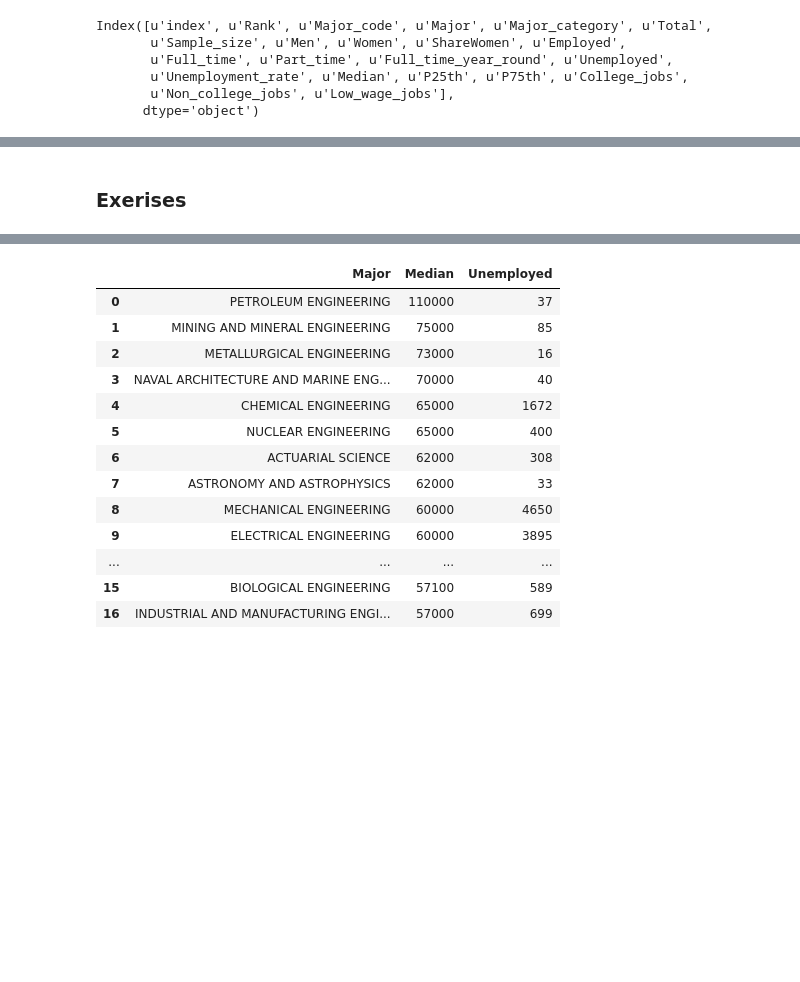
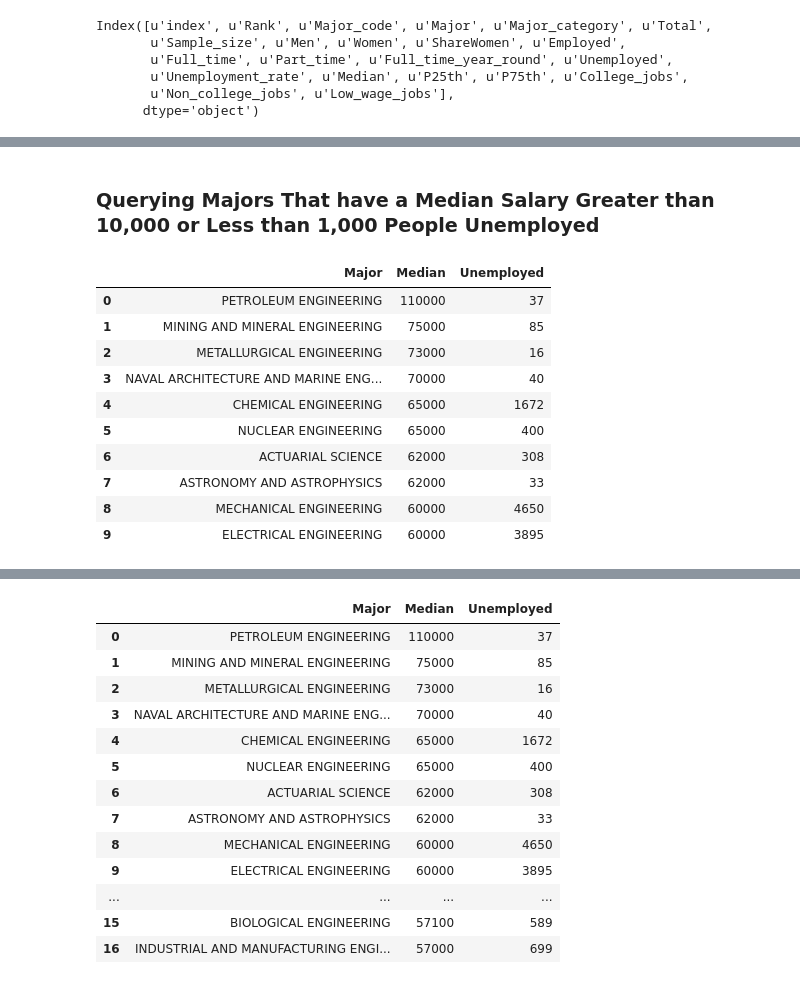
Before and after one commit to FightingInertia/SQL_Fundamentals-Intro_To_SQL, a Jupyter notebook: Introduction to SQL.ipynb, the cells around one changed output, grey strips where cells are left out. Cells and saved outputs as stored; diff of their text form; code cells hidden in the pictures; blank space fills up the shorter version.

```diff
--- a/Introduction to SQL.ipynb
+++ b/Introduction to SQL.ipynb
@@ -91,2 +114,22 @@ pd.read_sql_query(query, conn)
-# %% [markdown]
-### Exerises
+# %% [markdown]
+### Querying Majors That have a Median Salary Greater than 10,000 or Less than 1,000 People Unemployed
+# %%
+### Output Limited to 10 for Displaying Ease
+
+pd.read_sql_query("SELECT Major, Median, Unemployed\
+                   FROM recent_grads\
+                   WHERE Median > 10000 OR Unemployed <= 1000\
+                   ORDER BY Median DESC\
+                   LIMIT 10", conn)
+# %% [output]
+|  | Major | Median | Unemployed |
+| 0 | PETROLEUM ENGINEERING | 110000 | 37 |
+| 1 | MINING AND MINERAL ENGINEERING | 75000 | 85 |
+| 2 | METALLURGICAL ENGINEERING | 73000 | 16 |
+| 3 | NAVAL ARCHITECTURE AND MARINE ENG... | 70000 | 40 |
+| 4 | CHEMICAL ENGINEERING | 65000 | 1672 |
+| 5 | NUCLEAR ENGINEERING | 65000 | 400 |
+| 6 | ACTUARIAL SCIENCE | 62000 | 308 |
+| 7 | ASTRONOMY AND ASTROPHYSICS | 62000 | 33 |
+| 8 | MECHANICAL ENGINEERING | 60000 | 4650 |
+| 9 | ELECTRICAL ENGINEERING | 60000 | 3895 |
```
Also changed, not shown: parts of 44 cells of this notebook.
